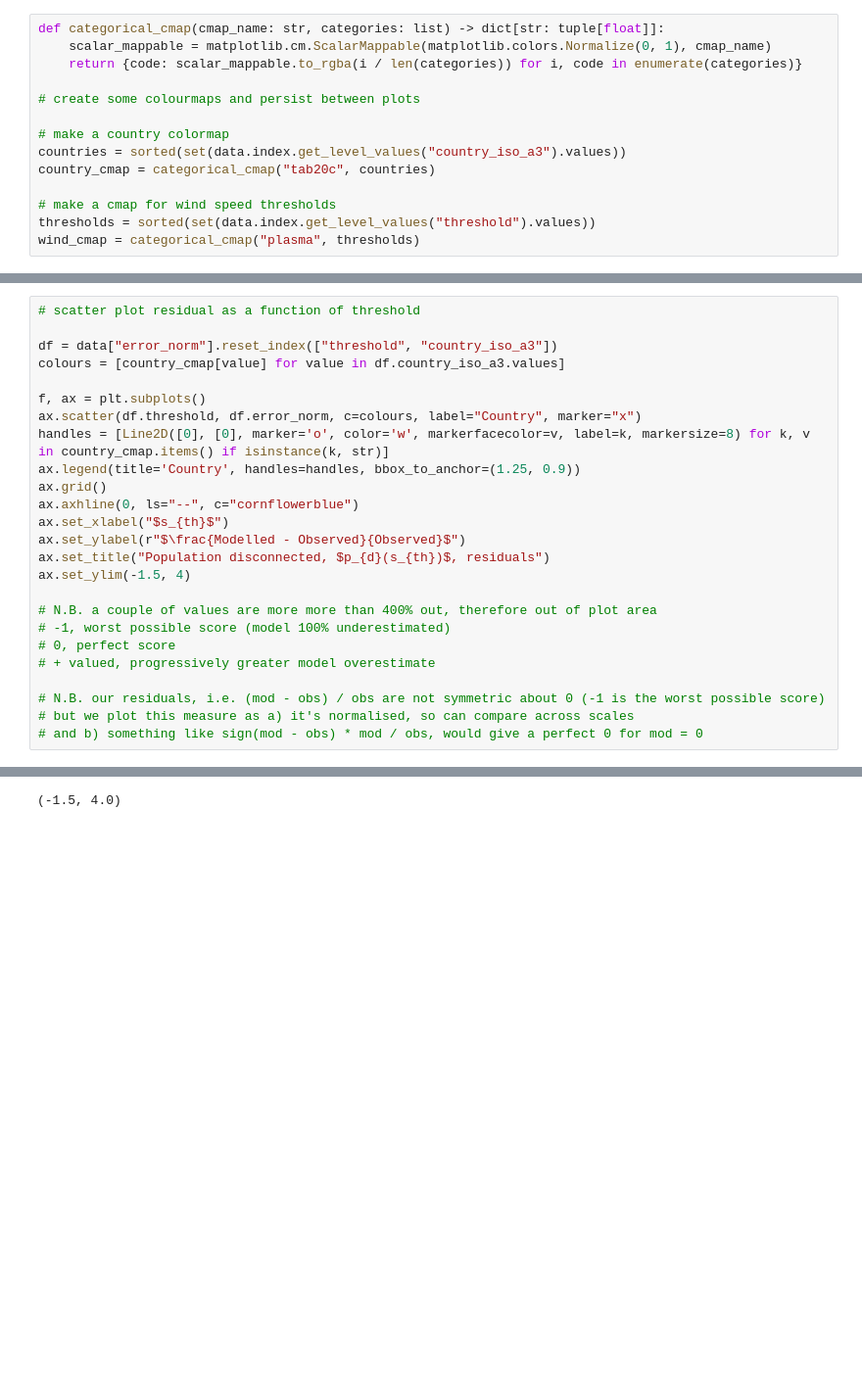
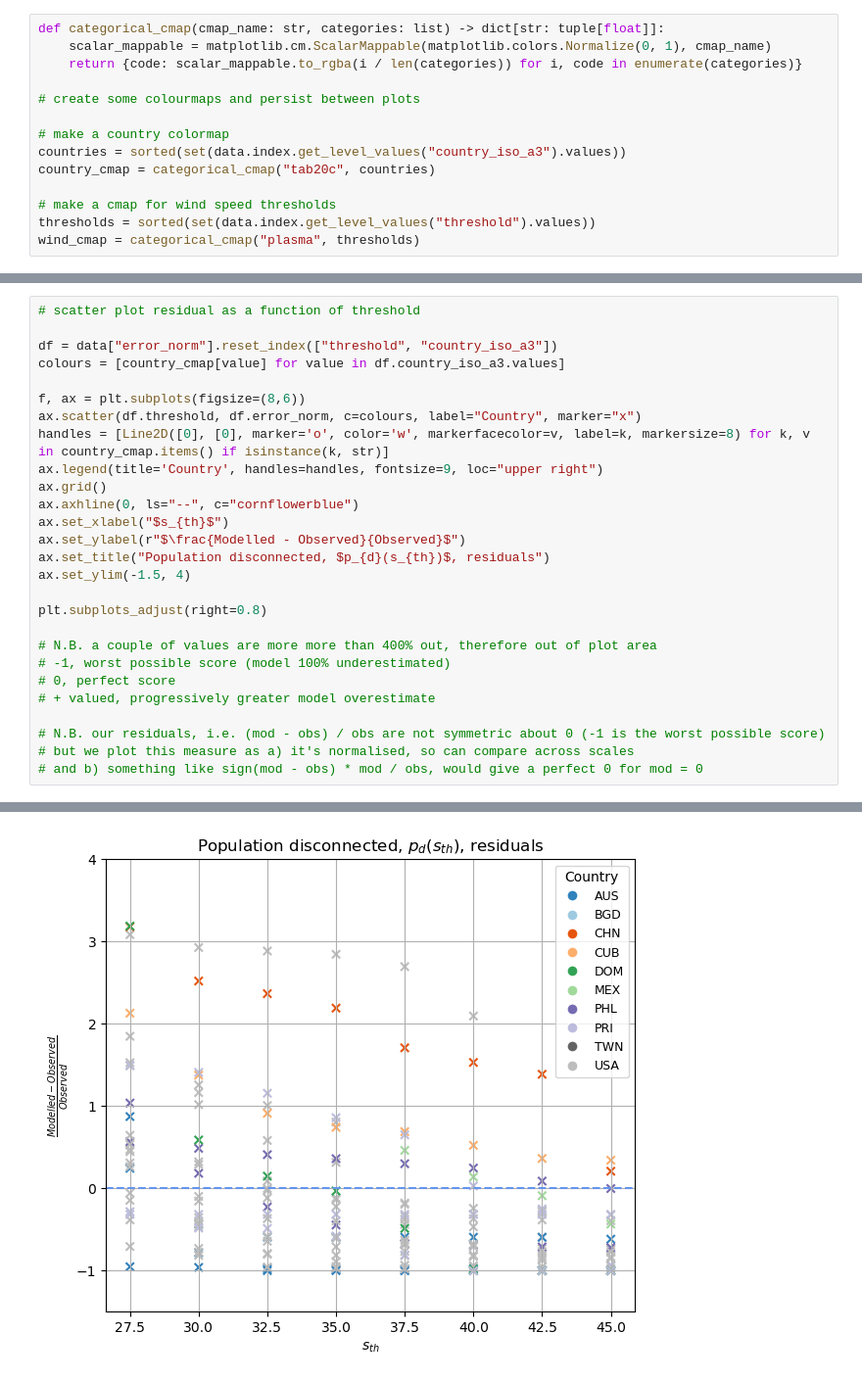
Before and after one commit to nismod/open-gira, a Jupyter notebook: validation/outage_model_validation.ipynb, the cells around one changed output, grey strips where cells are left out. Shown: that part at 98% size. Drawn from its saved outputs; the diff is of its cells as text; blank space fills up the shorter version.

```diff
--- a/validation/outage_model_validation.ipynb
+++ b/validation/outage_model_validation.ipynb
@@ -295,16 +292,18 @@ ax.legend(title="Threshold\n  $[m s^{{-1}}]$")
 df = data["error_norm"].reset_index(["threshold", "country_iso_a3"])
 colours = [country_cmap[value] for value in df.country_iso_a3.values]
 
-f, ax = plt.subplots()
+f, ax = plt.subplots(figsize=(8,6))
 ax.scatter(df.threshold, df.error_norm, c=colours, label="Country", marker="x")
 handles = [Line2D([0], [0], marker='o', color='w', markerfacecolor=v, label=k, markersize=8) for k, v in country_cmap.items() if isinstance(k, str)]
-ax.legend(title='Country', handles=handles, bbox_to_anchor=(1.25, 0.9))
+ax.legend(title='Country', handles=handles, fontsize=9, loc="upper right")
 ax.grid()
 ax.axhline(0, ls="--", c="cornflowerblue")
 ax.set_xlabel("$s_{th}$")
 ax.set_ylabel(r"$\frac{Modelled - Observed}{Observed}$")
 ax.set_title("Population disconnected, $p_{d}(s_{th})$, residuals")
 ax.set_ylim(-1.5, 4)
+
+plt.subplots_adjust(right=0.8)
 
 # N.B. a couple of values are more more than 400% out, therefore out of plot area
 # -1, worst possible score (model 100% underestimated)
@@ -320 +317 @@ ax.set_ylim(-1.5, 4)
-(-1.5, 4.0)
+[figure, added]
```
Also changed, not shown: parts of 11 cells of this notebook.
